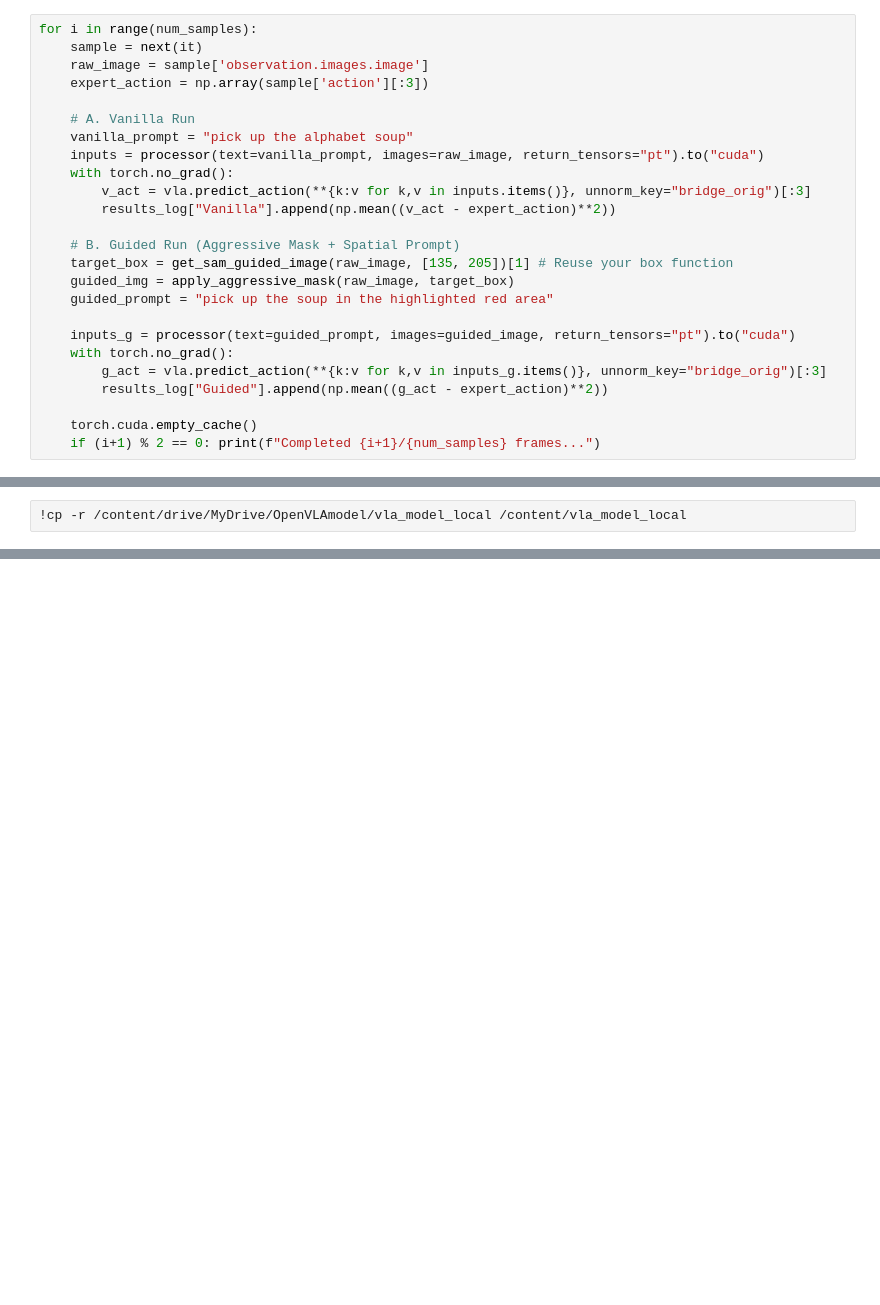
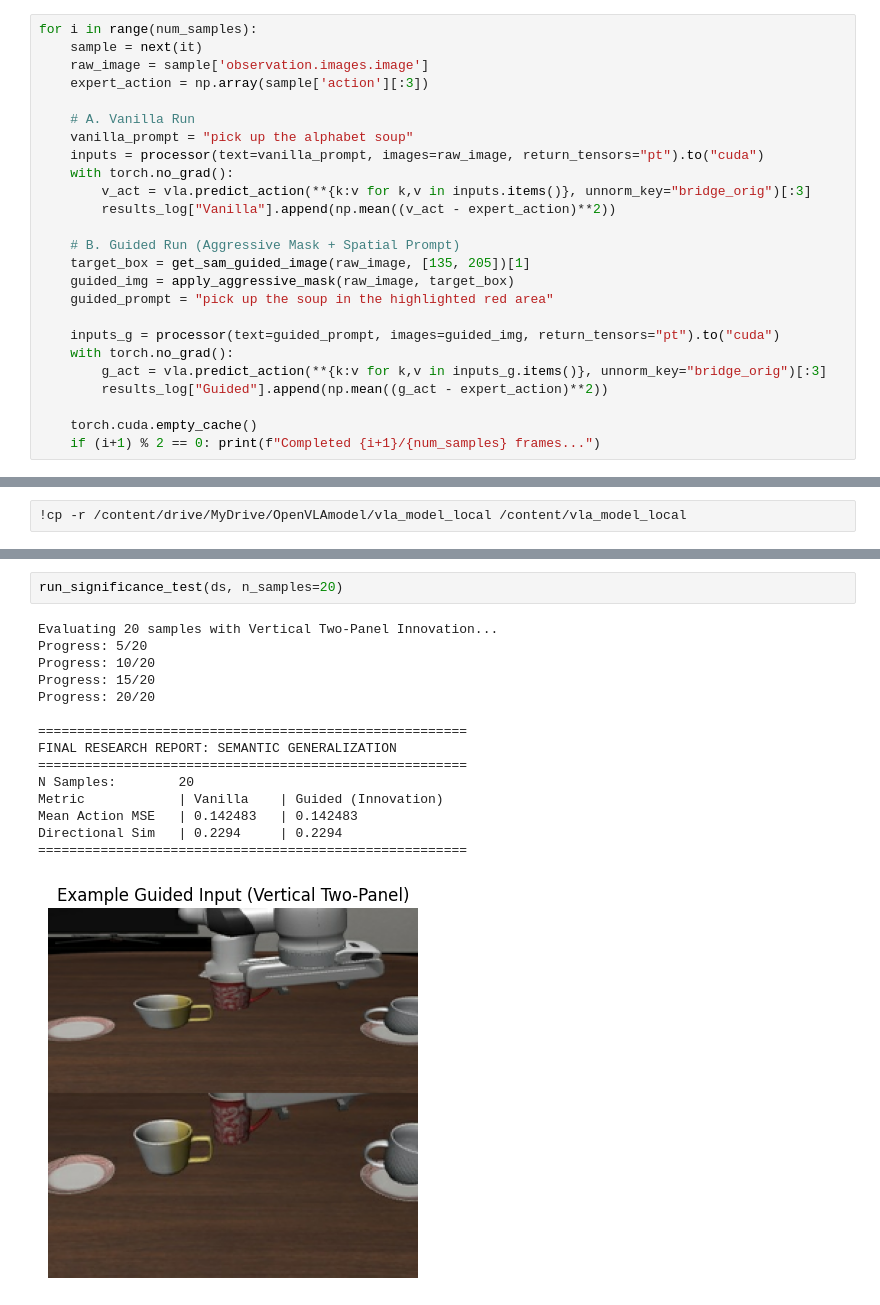
Before and after one commit to HemaankMahajan/OpenVla-Specific-Generalization, a Jupyter notebook: SemanticGeneralization.ipynb, the cells around one changed output, grey strips where cells are left out. Cells and saved outputs as stored; diff of their text form; blank space fills up the shorter version.

```diff
--- a/SemanticGeneralization.ipynb
+++ b/SemanticGeneralization.ipynb
@@ -220,11 +240,11 @@ for i in range(num_samples):
         results_log["Vanilla"].append(np.mean((v_act - expert_action)**2))
 
     # B. Guided Run (Aggressive Mask + Spatial Prompt)
-    target_box = get_sam_guided_image(raw_image, [135, 205])[1] # Reuse your box function
+    target_box = get_sam_guided_image(raw_image, [135, 205])[1]
     guided_img = apply_aggressive_mask(raw_image, target_box)
     guided_prompt = "pick up the soup in the highlighted red area"
 
-    inputs_g = processor(text=guided_prompt, images=guided_image, return_tensors="pt").to("cuda")
+    inputs_g = processor(text=guided_prompt, images=guided_img, return_tensors="pt").to("cuda")
     with torch.no_grad():
         g_act = vla.predict_action(**{k:v for k,v in inputs_g.items()}, unnorm_key="bridge_orig")[:3]
         results_log["Guided"].append(np.mean((g_act - expert_action)**2))
@@ -309,0 +458,18 @@ print("✅ MobileSAM loaded and ready.")
+# %%
+run_significance_test(ds, n_samples=20)
+# %% [output]
+Evaluating 20 samples with Vertical Two-Panel Innovation...
+Progress: 5/20
+Progress: 10/20
+Progress: 15/20
+Progress: 20/20
+
+=======================================================
+FINAL RESEARCH REPORT: SEMANTIC GENERALIZATION
+=======================================================
+N Samples:        20
+Metric            | Vanilla    | Guided (Innovation)
+Mean Action MSE   | 0.142483   | 0.142483
+Directional Sim   | 0.2294     | 0.2294
+=======================================================
+[figure, added]
```
Also changed, not shown: parts of 20 cells of this notebook.
